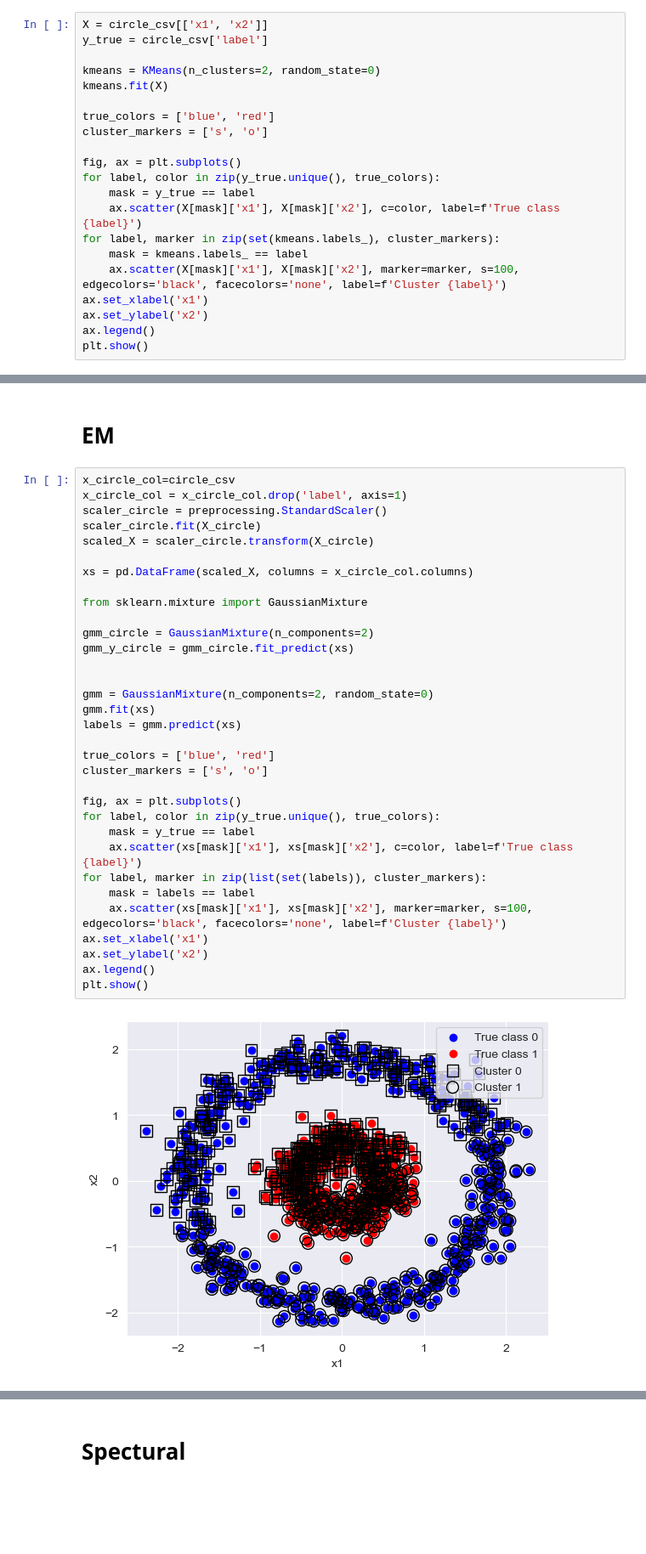
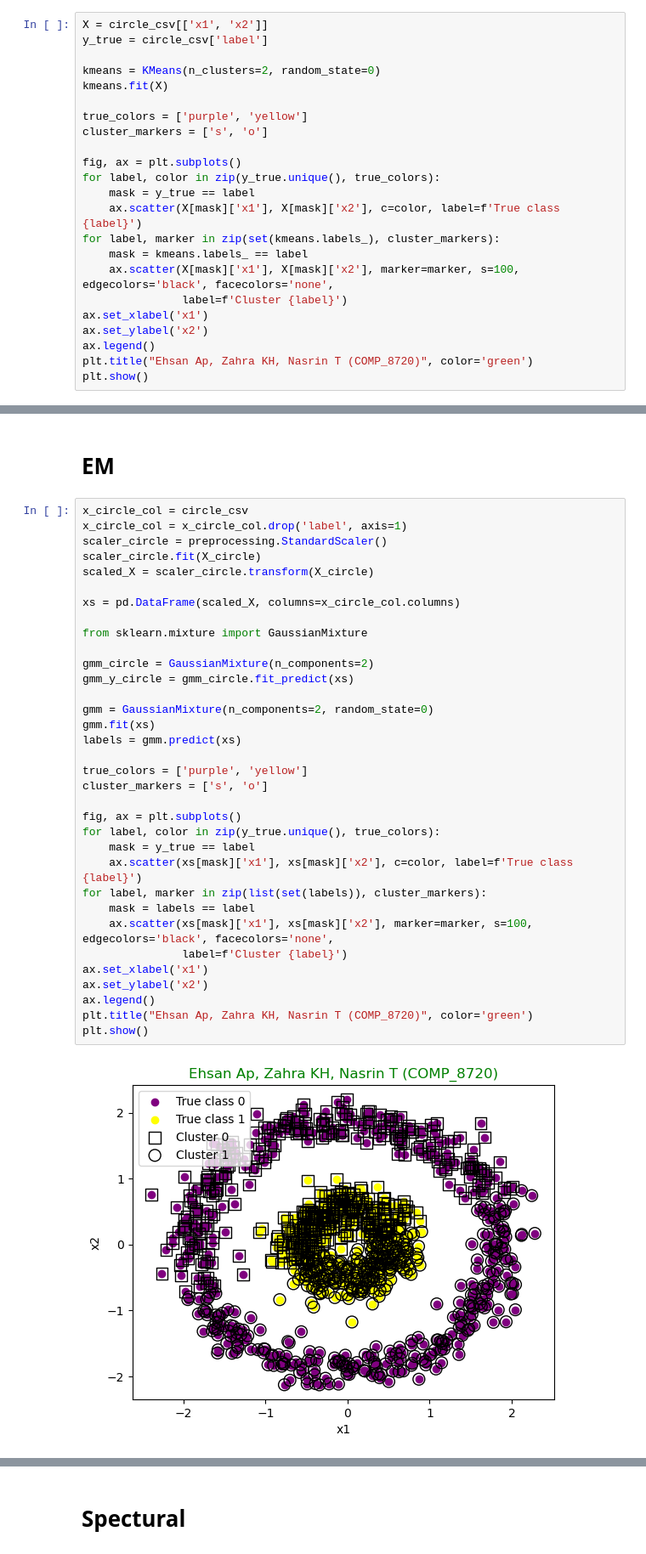
Before and after one commit to ehsanap7/adv_topics_ai, a Jupyter notebook: assignments/assignment_1,2/code/clustering_models_2.ipynb, the cells around one changed output, grey strips where cells are left out. Shown at 85% size. Cells and saved outputs as stored; diff of their text form; blank space fills up the shorter version.

```diff
--- a/assignments/assignment_1,2/code/clustering_models_2.ipynb
+++ b/assignments/assignment_1,2/code/clustering_models_2.ipynb
@@ -168,7 +204,7 @@ y_true = circle_csv['label']
 kmeans = KMeans(n_clusters=2, random_state=0)
 kmeans.fit(X)
 
-true_colors = ['blue', 'red']
+true_colors = ['purple', 'yellow']
 cluster_markers = ['s', 'o']
 
 fig, ax = plt.subplots()
@@ -177,9 +213,11 @@ for label, color in zip(y_true.unique(), true_colors):
     ax.scatter(X[mask]['x1'], X[mask]['x2'], c=color, label=f'True class {label}')
 for label, marker in zip(set(kmeans.labels_), cluster_markers):
     mask = kmeans.labels_ == label
-    ax.scatter(X[mask]['x1'], X[mask]['x2'], marker=marker, s=100, edgecolors='black', facecolors='none', label=f'Cluster {label}')
+    ax.scatter(X[mask]['x1'], X[mask]['x2'], marker=marker, s=100, edgecolors='black', facecolors='none',
+               label=f'Cluster {label}')
 ax.set_xlabel('x1')
 ax.set_ylabel('x2')
 ax.legend()
+plt.title("Ehsan Ap, Zahra KH, Nasrin T (COMP_8720)", color='green')
 plt.show()
 # %% [output]
@@ -206,37 +245,38 @@ The best value of k is 6
 # %% [markdown]
 # EM
 # %%
-x_circle_col=circle_csv
+x_circle_col = circle_csv
 x_circle_col = x_circle_col.drop('label', axis=1)
 scaler_circle = preprocessing.StandardScaler()
 scaler_circle.fit(X_circle)
 scaled_X = scaler_circle.transform(X_circle)
 
-xs = pd.DataFrame(scaled_X, columns = x_circle_col.columns)
+xs = pd.DataFrame(scaled_X, columns=x_circle_col.columns)
 
 from sklearn.mixture import GaussianMixture
 
 gmm_circle = GaussianMixture(n_components=2)
 gmm_y_circle = gmm_circle.fit_predict(xs)
 
-
 gmm = GaussianMixture(n_components=2, random_state=0)
 gmm.fit(xs)
 labels = gmm.predict(xs)
 
-true_colors = ['blue', 'red']
+true_colors = ['purple', 'yellow']
 cluster_markers = ['s', 'o']
 
 fig, ax = plt.subplots()
 for label, color in zip(y_true.unique(), true_colors):
     mask = y_true == label
     ax.scatter(xs[mask]['x1'], xs[mask]['x2'], c=color, label=f'True class {label}')
 for label, marker in zip(list(set(labels)), cluster_markers):
     mask = labels == label
-    ax.scatter(xs[mask]['x1'], xs[mask]['x2'], marker=marker, s=100, edgecolors='black', facecolors='none', label=f'Cluster {label}')
+    ax.scatter(xs[mask]['x1'], xs[mask]['x2'], marker=marker, s=100, edgecolors='black', facecolors='none',
+               label=f'Cluster {label}')
 ax.set_xlabel('x1')
 ax.set_ylabel('x2')
 ax.legend()
+plt.title("Ehsan Ap, Zahra KH, Nasrin T (COMP_8720)", color='green')
 plt.show()
 # %% [output]
-[figure, old version]
+[figure, new version]
```
Also changed, not shown: parts of 14 cells of this notebook.
